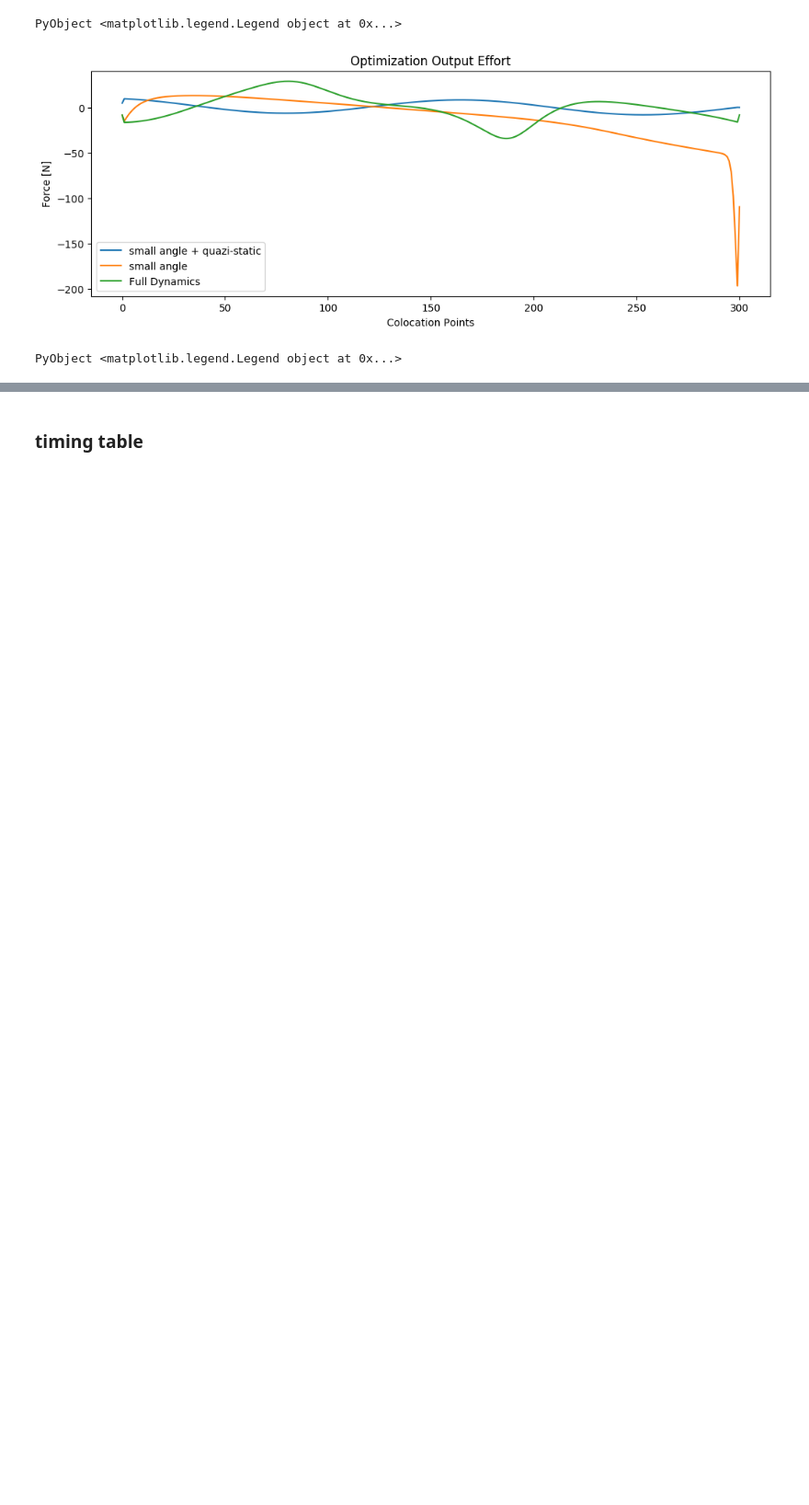
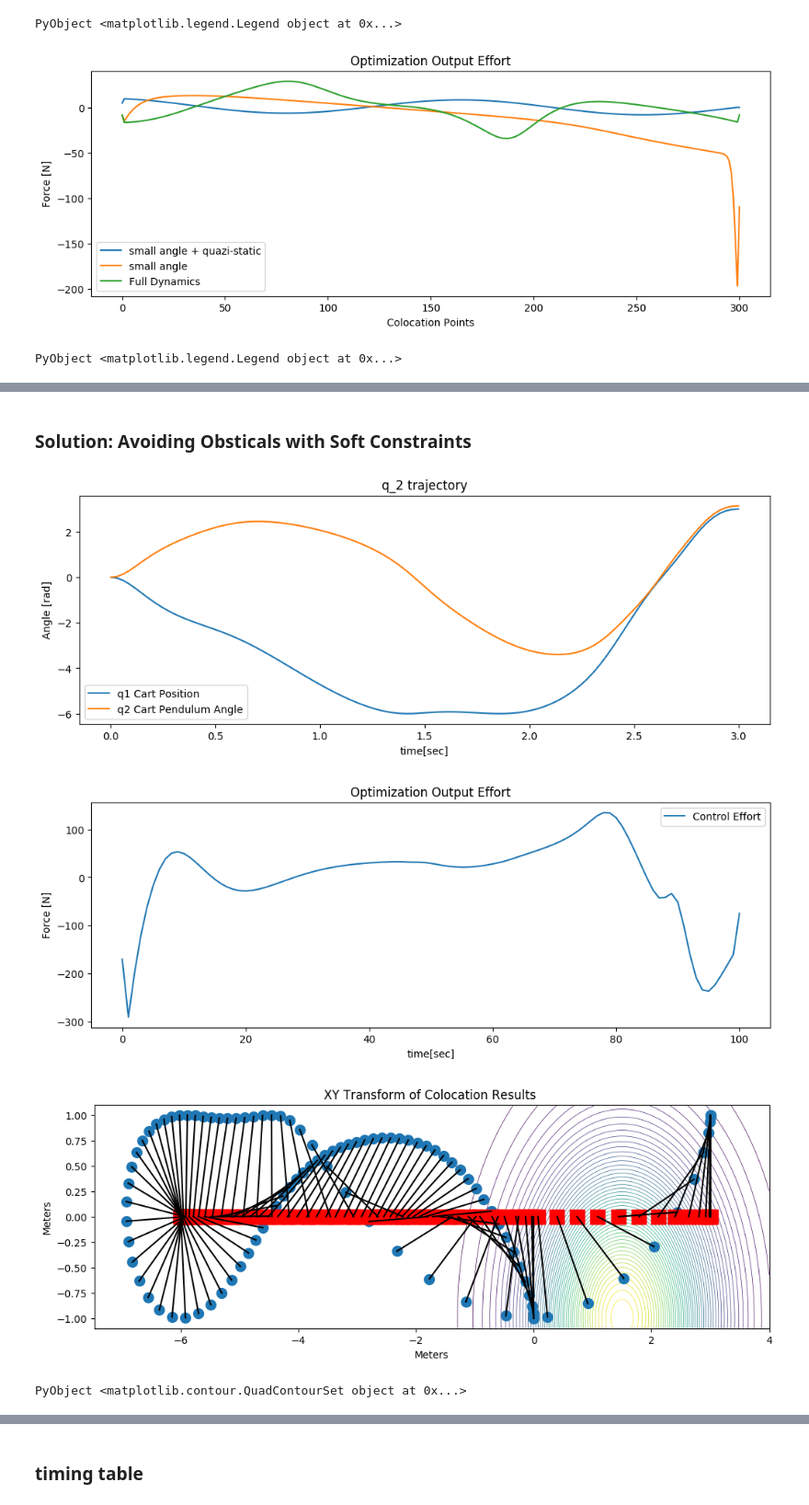
Before and after one commit to the1kieran/pullCartTrajOpt, a Jupyter notebook: finalProject/finalReport.ipynb, the cells around one changed output, grey strips where cells are left out. Shown at 92% size. Saved outputs shown, nothing was run; the diff lists cells and outputs as text; code cells hidden in the pictures; blank space fills up the shorter version.

```diff
--- a/finalProject/finalReport.ipynb
+++ b/finalProject/finalReport.ipynb
@@ -728,0 +1137,24 @@ PyObject <matplotlib.legend.Legend object at 0x...>
+# %% [markdown]
+### Solution: Avoiding Obsticals with Soft Constraints
+# %%
+y = 1000000
+xoff = 1.5
+yoff = -1
+tf = 3 ; h = .03
+
+(m, u, x, xdot) = SolveRegularizedCartPull( x0, xf, tf, h, xoff, yoff, y)
+figure(figsize=(12,4))
+plotq1(x,h,tf)
+plotq2(x,h,tf)
+legend(["q1 Cart Position","q2 Cart Pendulum Angle"])
+figure(figsize=(12,4))
+plotu(u,h,tf)
+legend(["Control Effort"])
+figure(figsize=(12,4))
+plotXY(x)
+plotContour(xoff,yoff)
+# %% [output]
+[figure, added]
+[figure, added]
+[figure, added]
+PyObject <matplotlib.contour.QuadContourSet object at 0x...>
```
Also changed, not shown: parts of 25 cells of this notebook.
